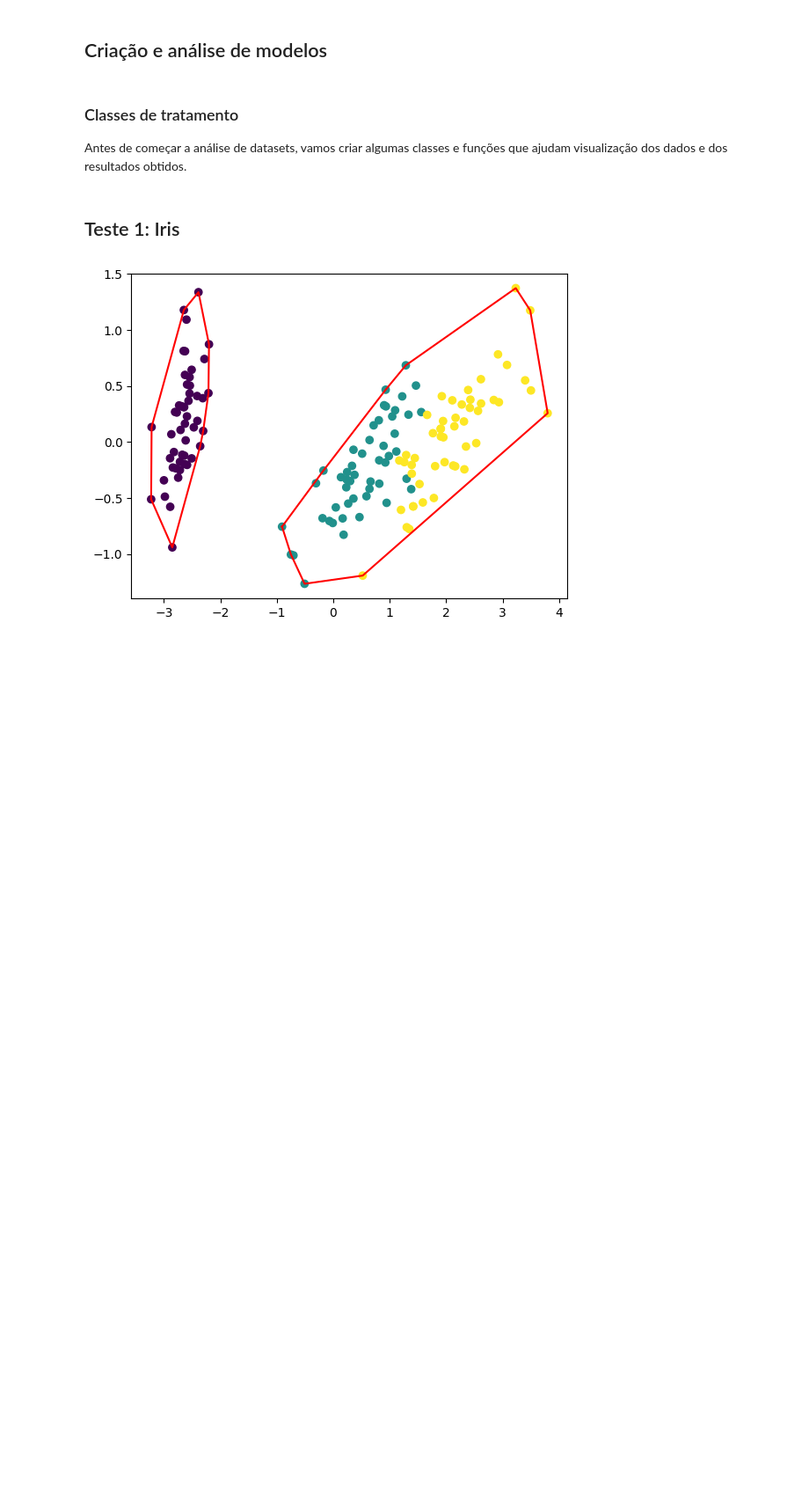
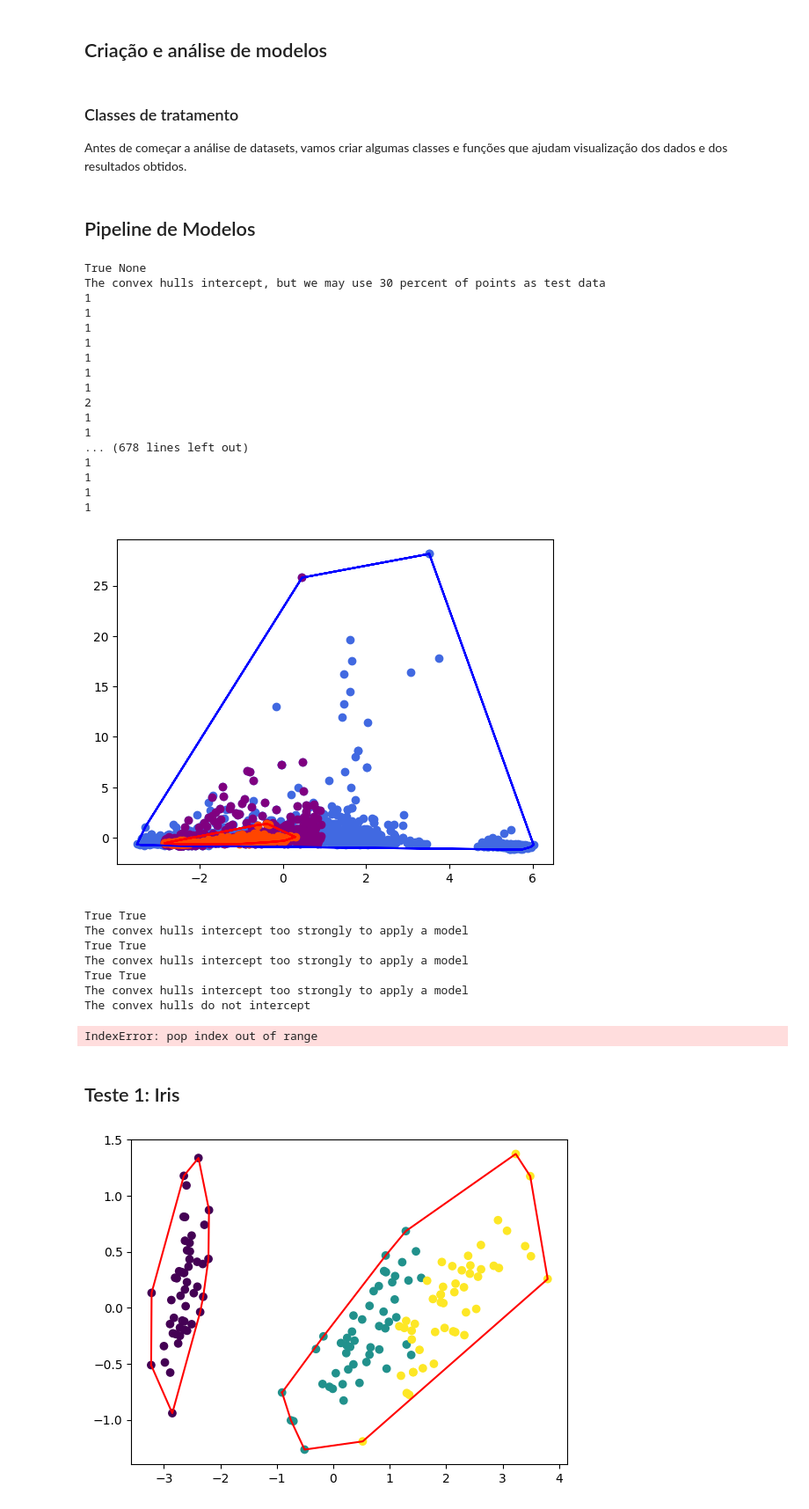
Before and after one commit to MFreyaG/Machine-learning-with-convex-hull, a Jupyter notebook: tp1_alg2.ipynb, the cells around one changed output. Shown: that part at 88% size. Saved outputs shown, nothing was run; the diff lists cells and outputs as text; code cells hidden in the pictures; blank space fills up the shorter version.

Commit message:
Updating notebook with pipeline.                  Also added missing on_segment function

```diff
--- a/tp1_alg2.ipynb
+++ b/tp1_alg2.ipynb
@@ -73,6 +73,14 @@ class Tools:
         ):
             return True
         return False
+
+    @classmethod
+    # Check if point q lies on line segment pr
+    def on_segment(cls, p, q, r):
+        return (
+            (q.x <= max(p.x, r.x) and q.x >= min(p.x, r.x))
+            and (q.y <= max(p.y, r.y) and q.y >= min(p.y, r.y))
+        )
 
     def find_orientation(p1: Point, p2: Point, p3: Point):
         cross_product = (p2.y - p1.y) * (p3.x - p2.x) - (p2.x - p1.x) * (p3.y - p2.y)
@@ -139,6 +147,20 @@ class Tools:
       y_list = [point.y for point in set]
 
       return (x_list, y_list)
+
+    def point_inside_hull(point: Point, point_list: list[Point]):
+        crossings = 0
+
+        point_list.append(point_list[0])
+
+        for iter in range(0, len(point_list)-1):
+            slope = (point_list[iter+1].y - point_list[iter].y) / (point_list[iter+1].x - point_list[iter].x)
+            cond1 = (point_list[iter].x <= point.x) and (point.x < point_list[iter+1].x)
+            cond2 = (point_list[iter+1].x <= point.x) and (point.x < point_list[iter].x)
+            above = (point.y < slope * (point.x - point_list[iter].x) + point_list[iter].y)
+
+            if((cond1 or cond2) and above): crossings +=1
+        return (crossings % 2 != 0)
 # %% [markdown]
 ## Envoltória Convexa
 
@@ -280,6 +302,12 @@ class HullInterception:
         if Tools.do_segments_intercept(last_segment, Segment(hull_2[0], hull_2[-1])):
             return True
 
+        # Checking the possibility of a hull being inside the other
+        for point in hull_1:
+            if Tools.point_inside_hull(point, hull_2) == True: return True
+        for point in hull_2:
+            if Tools.point_inside_hull(point, hull_1) == True: return True
+
         return False
 # %% [markdown]
 ## Ponto médio entre envoltórias
@@ -452,3 +502,5 @@ class DataPlot:
 
     def scatter_plot(point_set):
         ...
+# %% [markdown]
+## Pipeline de Modelos ##
@@ -455,3 +587,38 @@ class DataPlot:
+# %%
+GenerateModel.generate_by_csv("datasets/segments.csv", "Class", 1)
+GenerateModel.generate_by_csv("datasets/banana_prepared.csv", "Class", 1.0)
+GenerateModel.generate_by_csv("datasets/mushroom.csv", "Class", 'e')
+GenerateModel.generate_by_csv("datasets/shuttle.csv", "Class", 1)
+GenerateModel.generate_by_csv("datasets/zoo.csv", "Type", 1)
+GenerateModel.generate_by_csv("datasets/wine.csv", "Class", 'Z')
+GenerateModel.generate_by_csv("datasets/newthyroid.prepared.csv", "Class", 3)
+# %% [output]
+True None
+The convex hulls intercept, but we may use 30 percent of points as test data
+1
+1
+1
+1
+1
+1
+1
+2
+1
+1
+... (678 lines left out)
+1
+1
+1
+1
+[figure, added]
+True True
+The convex hulls intercept too strongly to apply a model
+True True
+The convex hulls intercept too strongly to apply a model
+True True
+The convex hulls intercept too strongly to apply a model
+The convex hulls do not intercept
+IndexError: pop index out of range
 # %% [markdown]
 ## Teste 1: Iris ##
 # %%
```
Also changed, not shown: parts of 5 cells of this notebook.
